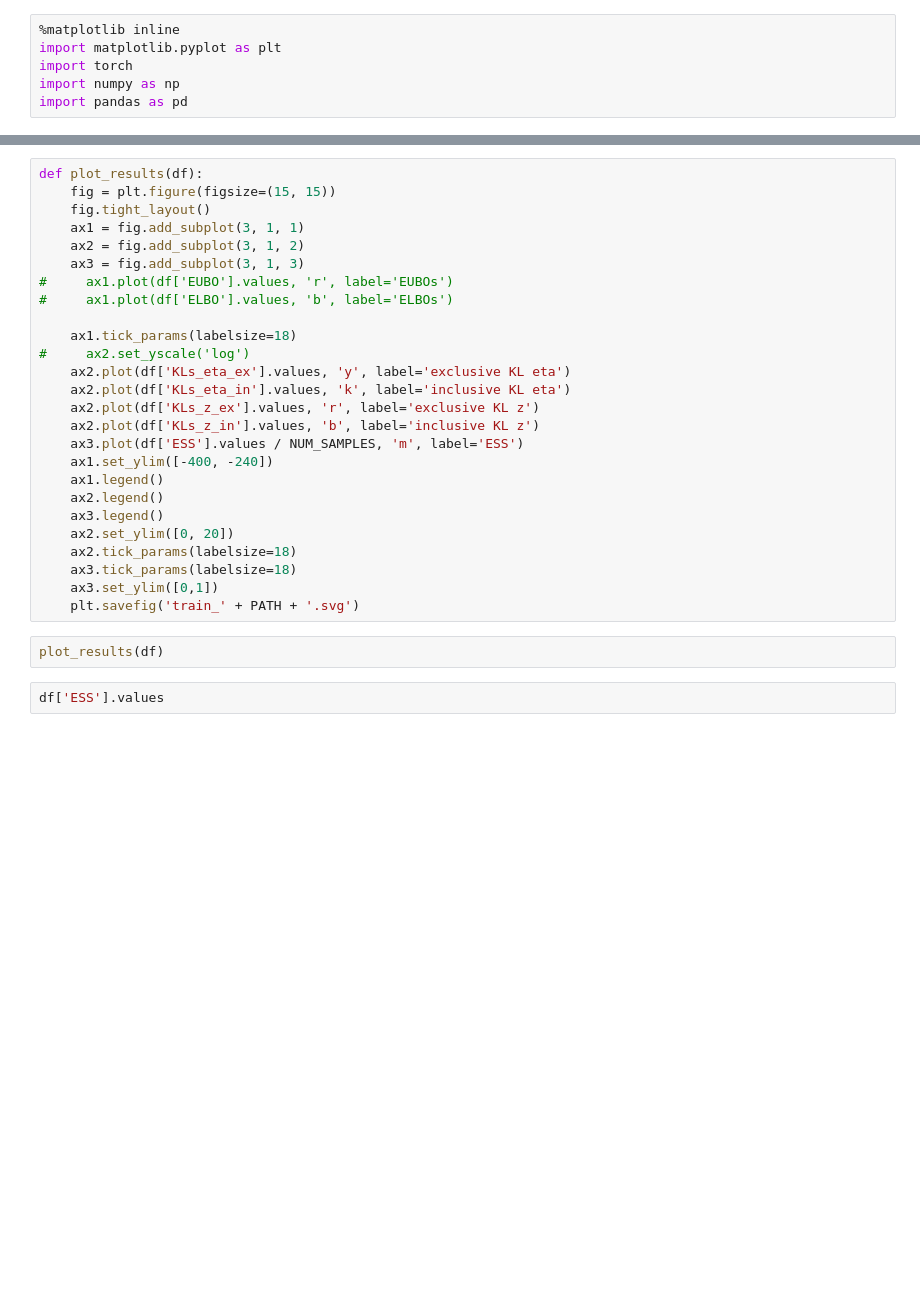
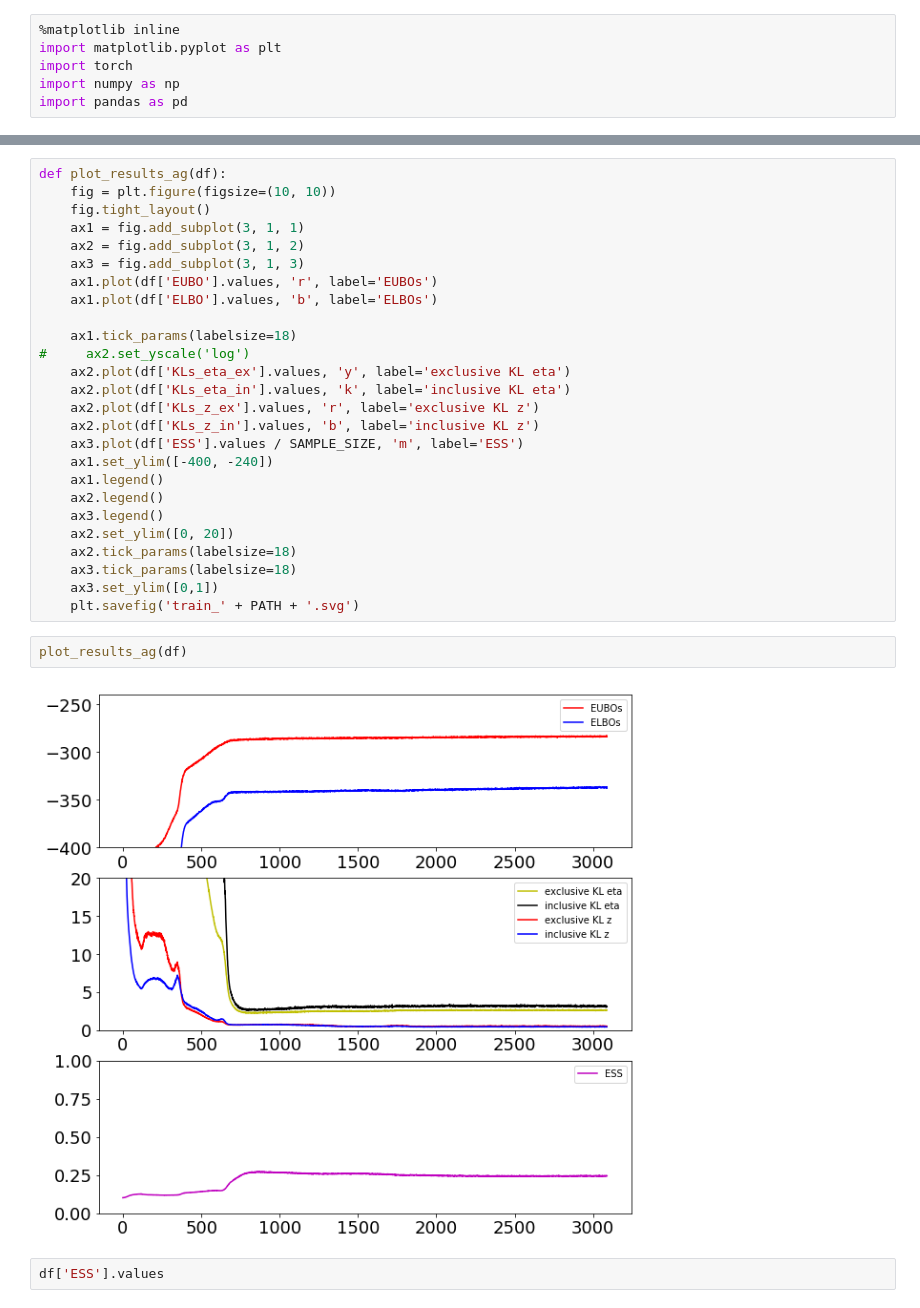
Before and after one commit to hao-w/apgs, a Jupyter notebook: amorgibbs/GMM/plot results.ipynb, the cells around one changed output, grey strips where cells are left out. Cells and saved outputs as stored; diff of their text form; blank space fills up the shorter version.

```diff
--- a/amorgibbs/GMM/plot results.ipynb
+++ b/amorgibbs/GMM/plot results.ipynb
@@ -54,14 +54,14 @@ def plot_results(df):
     ax3.set_ylim([0,1])
     plt.savefig('train_' + PATH + '.svg')
 # %%
-def plot_results(df):
-    fig = plt.figure(figsize=(15, 15))
+def plot_results_ag(df):
+    fig = plt.figure(figsize=(10, 10))
     fig.tight_layout()
     ax1 = fig.add_subplot(3, 1, 1)
     ax2 = fig.add_subplot(3, 1, 2)
     ax3 = fig.add_subplot(3, 1, 3)
-#     ax1.plot(df['EUBO'].values, 'r', label='EUBOs')
-#     ax1.plot(df['ELBO'].values, 'b', label='ELBOs')
+    ax1.plot(df['EUBO'].values, 'r', label='EUBOs')
+    ax1.plot(df['ELBO'].values, 'b', label='ELBOs')
 
     ax1.tick_params(labelsize=18)
 #     ax2.set_yscale('log')
@@ -69,7 +69,7 @@ def plot_results(df):
     ax2.plot(df['KLs_eta_in'].values, 'k', label='inclusive KL eta')
     ax2.plot(df['KLs_z_ex'].values, 'r', label='exclusive KL z')
     ax2.plot(df['KLs_z_in'].values, 'b', label='inclusive KL z')
-    ax3.plot(df['ESS'].values / NUM_SAMPLES, 'm', label='ESS')
+    ax3.plot(df['ESS'].values / SAMPLE_SIZE, 'm', label='ESS')
     ax1.set_ylim([-400, -240])
     ax1.legend()
     ax2.legend()
@@ -80,7 +80,9 @@ def plot_results(df):
     ax3.set_ylim([0,1])
     plt.savefig('train_' + PATH + '.svg')
 # %%
-plot_results(df)
+plot_results_ag(df)
+# %% [output]
+[figure, added]
 # %%
 df['ESS'].values
 # %% [output]
```
Also changed, not shown: parts of 3 cells of this notebook, 39 other files.
